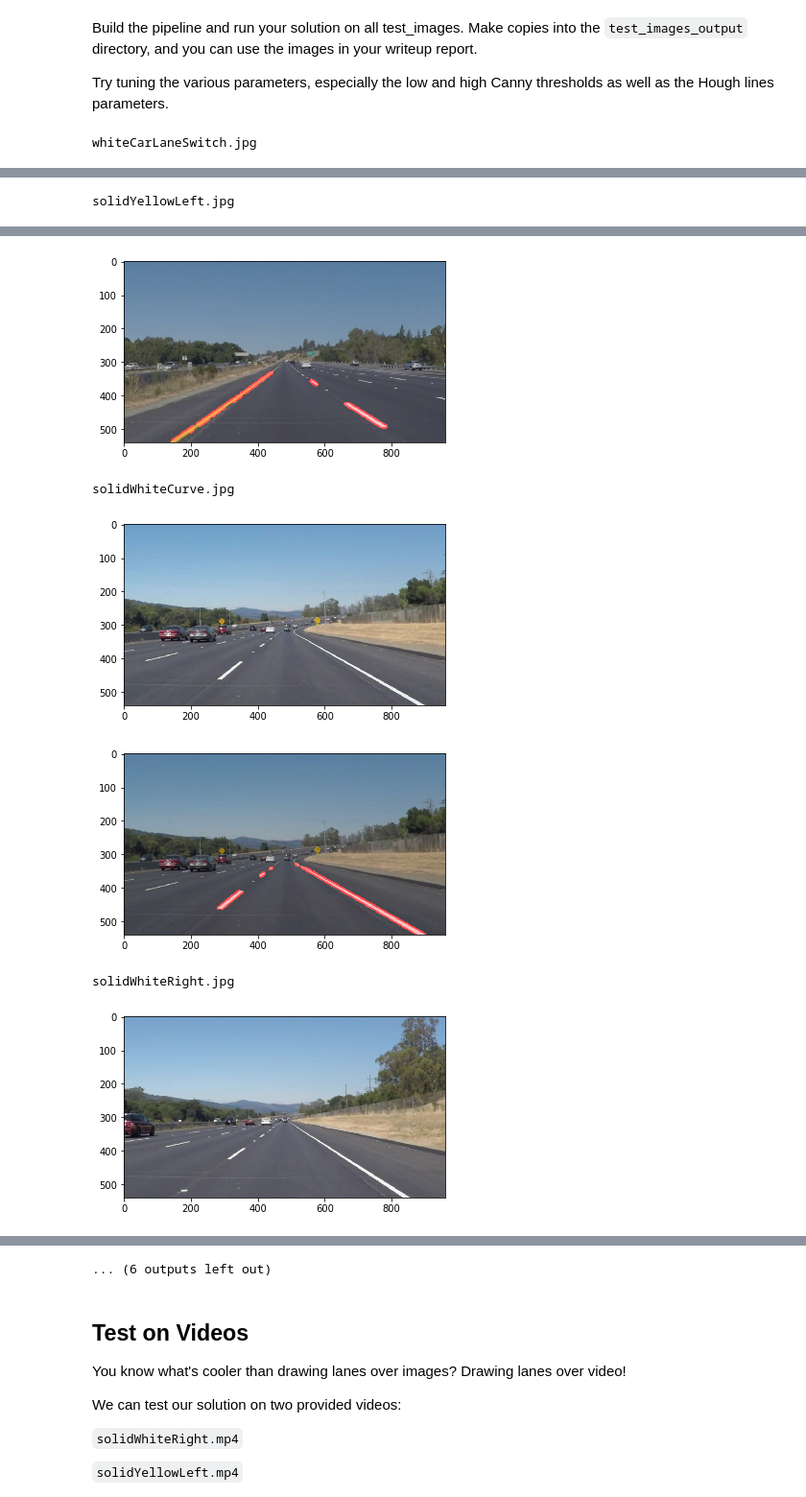
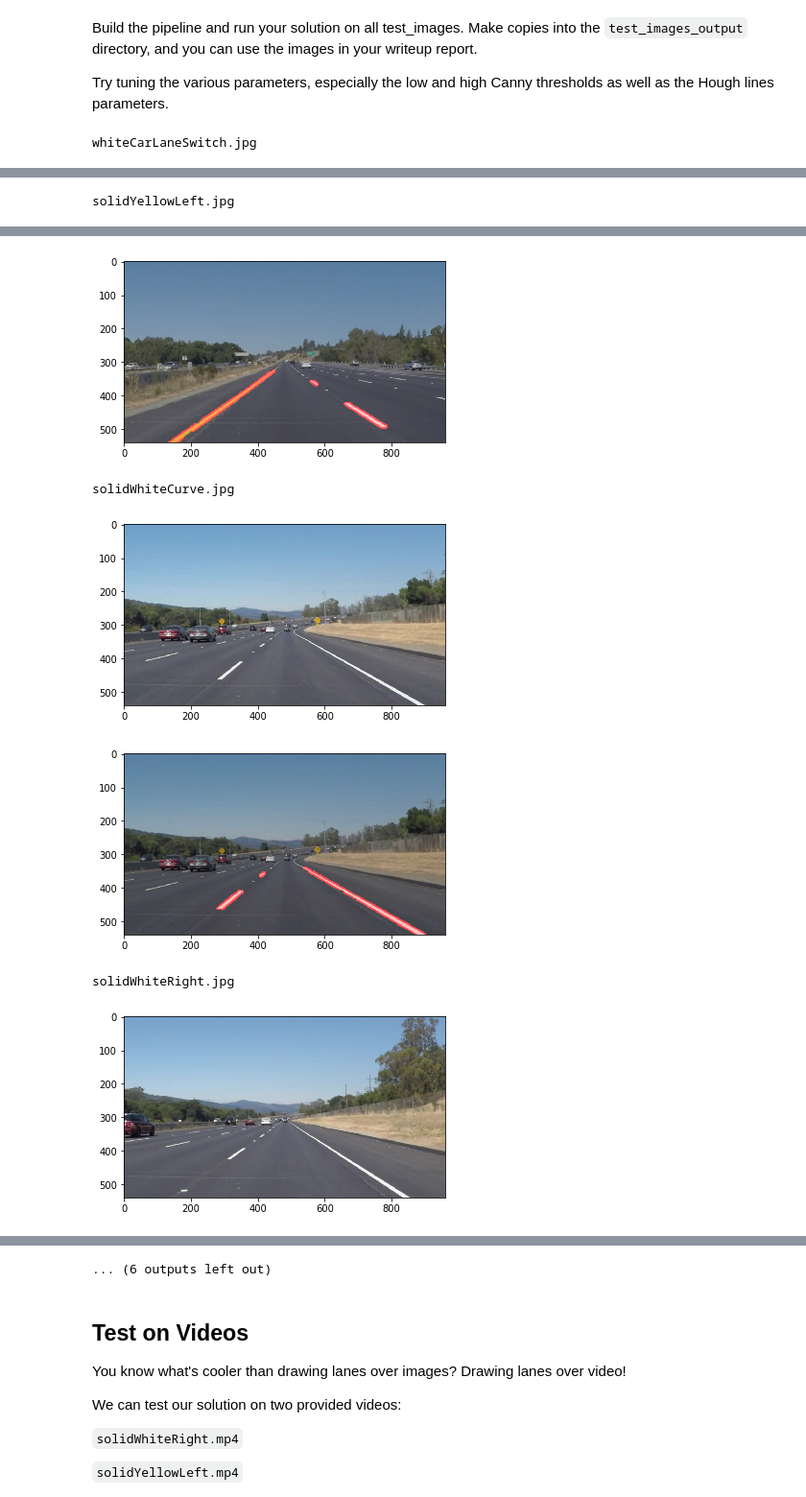
Before and after one commit to mwusdv/CarND-LaneLines-P1, a Jupyter notebook: P1.ipynb, the cells around one changed output, grey strips where cells are left out. Shown at 96% size. Cells and saved outputs as stored; diff of their text form; code cells hidden in the pictures.

Commit message:
Dealing with None lines, do not multiply the mask by 255

```diff
--- a/P1.ipynb
+++ b/P1.ipynb
@@ -464,7 +464,7 @@ def lane_find(image, param, mode):
     else:
         line_image = hough_full_lines(masked_edge_image, param)
         if line_image is None:
-            edge_from_mask = canny(mask*255, param.canny_low_threshold, param.canny_high_threshold)
+            edge_from_mask = canny(mask, param.canny_low_threshold, param.canny_high_threshold)
             if param.debug_mode:
                 print('edge from mask')
                 plt.imshow(edge_from_mask)
@@ -478,34 +478,34 @@ def lane_find(image, param, mode):
 
 # test function
 def test_lane_find():
     param = LaneDetectParam()
 
     image_list = os.listdir('test_images/')
     for img_name in image_list:
         I = mpimg.imread('test_images/' + img_name)
         print(img_name)
 
         plt.imshow(I)
         plt.show()
 
         with_line_img, line_img, edge_img, masked_img = lane_find(I, param, mode=0)
 
         plt.imshow(with_line_img)
         plt.show()
 
         mpimg.imsave('test_images_output/' + img_name, with_line_img)
 
 test_lane_find()
 # %% [output]
 whiteCarLaneSwitch.jpg
 [figure]
 [figure]
 solidYellowLeft.jpg
 [figure]
 [figure]
 solidWhiteCurve.jpg
 [figure]
-[figure, old version]
+[figure, new version]
 solidWhiteRight.jpg
 [figure]
 [figure]
```
Also changed, not shown: parts of 3 cells of this notebook, 1 other file.
